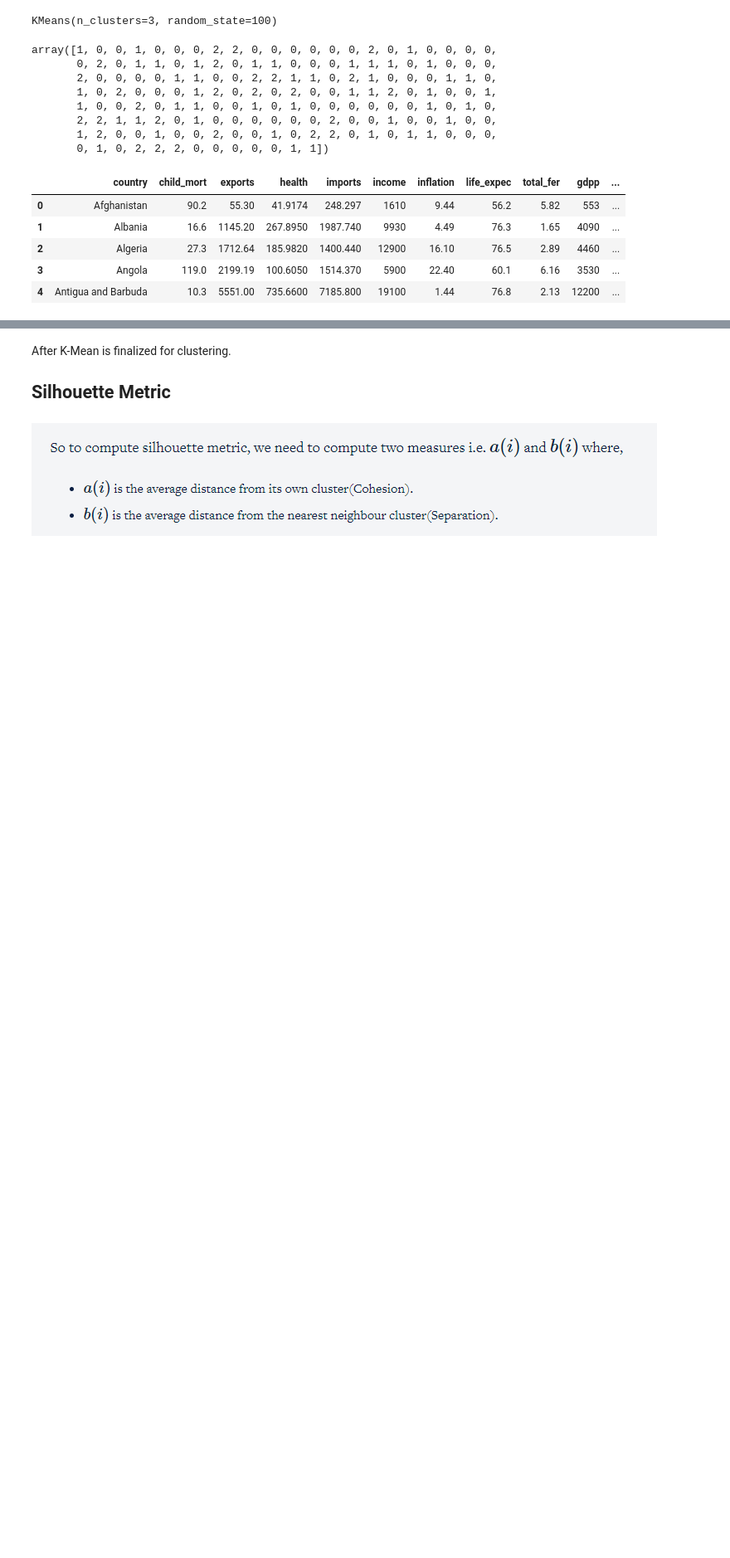
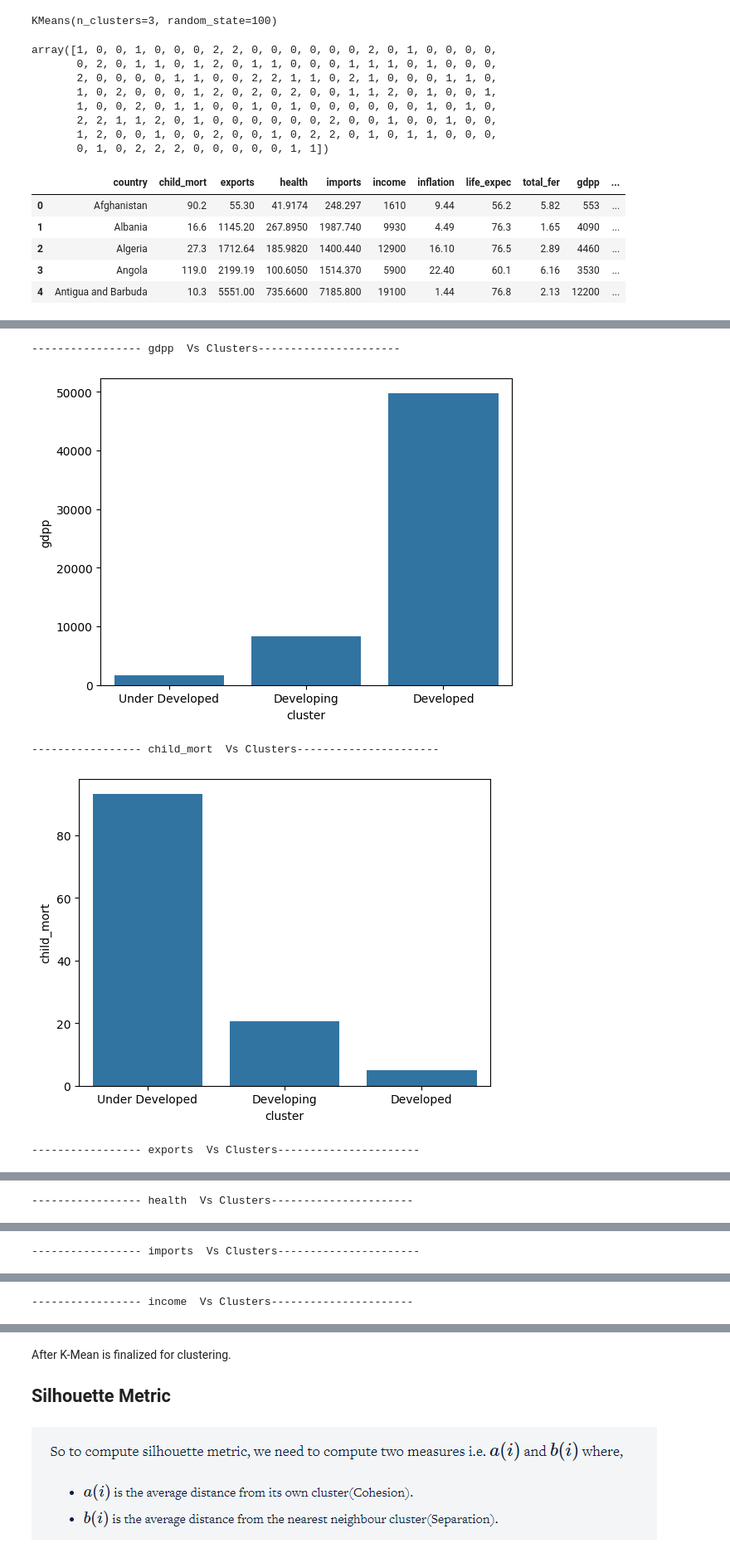
Before and after one commit to vmahawar/machine-learning-projects, a Jupyter notebook: country-clustering-on-socio-economic-factor/country-clustering-on-socio-economic-factor.ipynb, the cells around one changed output, grey strips where cells are left out. Shown at 83% size. Drawn from its saved outputs; the diff is of its cells as text; code cells hidden in the pictures; blank space fills up the shorter version.

```diff
--- a/country-clustering-on-socio-economic-factor/country-clustering-on-socio-economic-factor.ipynb
+++ b/country-clustering-on-socio-economic-factor/country-clustering-on-socio-economic-factor.ipynb
@@ -226,0 +258,2 @@ df.head()
+# %%
+df['cluster']=df["cluster"].map({1:"Under Developed", 2: "Developed",0:"Developing"})
@@ -226,0 +271,13 @@ df.head()
+# %%
+cols = ['gdpp','child_mort', 'exports', 'health', 'imports', 'income',
+       'inflation', 'life_expec', 'total_fer']
+for i in cols:
+    print('-----------------',i," Vs Clusters----------------------")
+    sns.barplot(x=df["cluster"],y=df[i],ci=None)
+    plt.show()
+# %% [output]
+----------------- gdpp  Vs Clusters----------------------
+[figure, added]
+----------------- child_mort  Vs Clusters----------------------
+[figure, added]
+----------------- exports  Vs Clusters----------------------
@@ -226,0 +285 @@ df.head()
+----------------- health  Vs Clusters----------------------
@@ -226,0 +287 @@ df.head()
+----------------- imports  Vs Clusters----------------------
@@ -226,0 +289 @@ df.head()
+----------------- income  Vs Clusters----------------------
```
Also changed, not shown: parts of 19 cells of this notebook.
